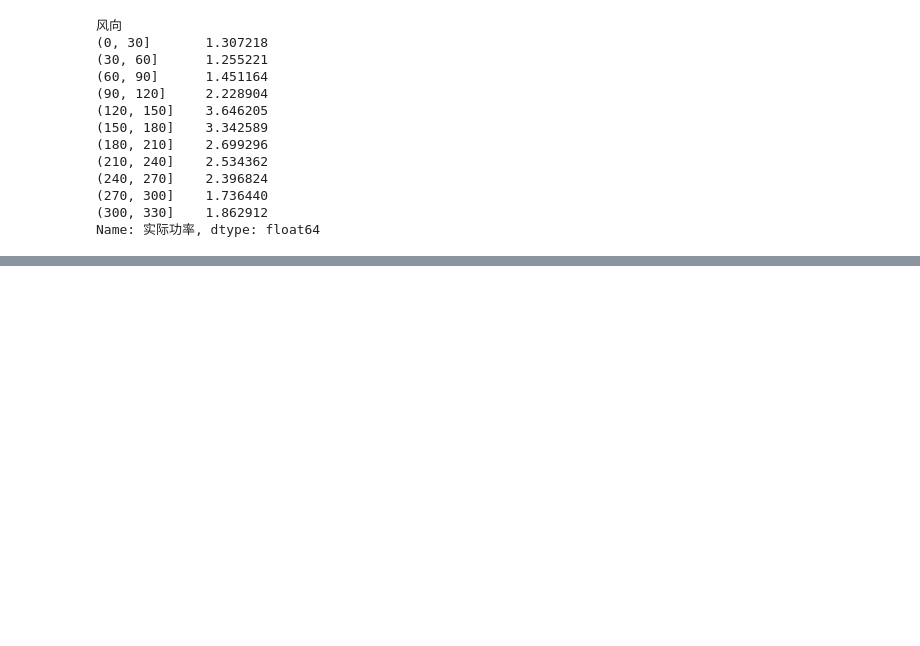
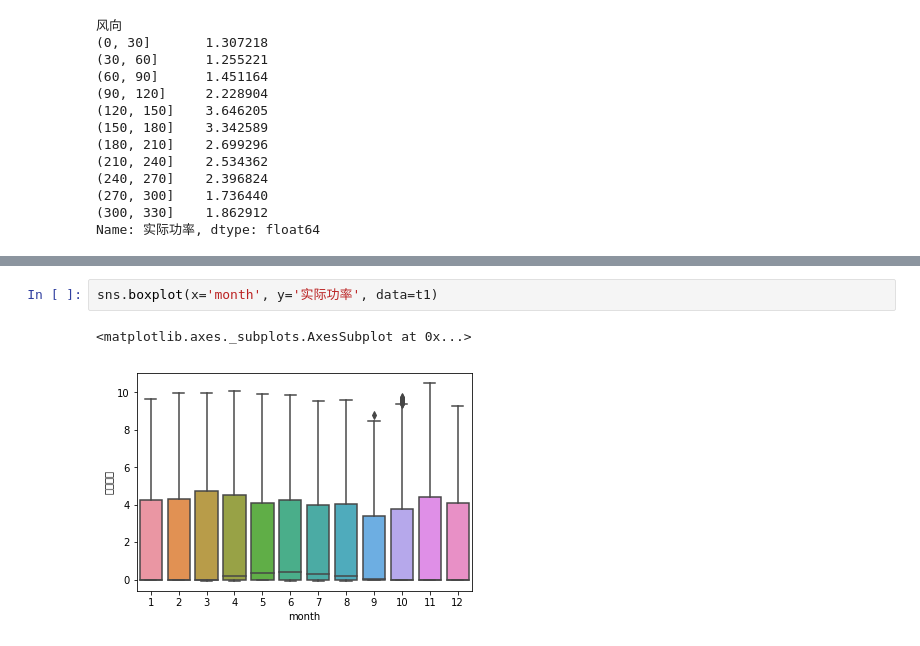
Before and after one commit to EvilPsyCHo/competition, a Jupyter notebook: gngf/notebook/EDA 20181105.ipynb, the cells around one changed output, grey strips where cells are left out. Drawn from its saved outputs; the diff is of its cells as text; blank space fills up the shorter version.

```diff
--- a/gngf/notebook/EDA 20181105.ipynb
+++ b/gngf/notebook/EDA 20181105.ipynb
@@ -129,0 +138,5 @@ Name: 实际功率, dtype: float64
+# %%
+sns.boxplot(x='month', y='实际功率', data=t1)
+# %% [output]
+<matplotlib.axes._subplots.AxesSubplot at 0x...>
+[figure, added]
```
Also changed, not shown: parts of 7 cells of this notebook, 2 other files.
